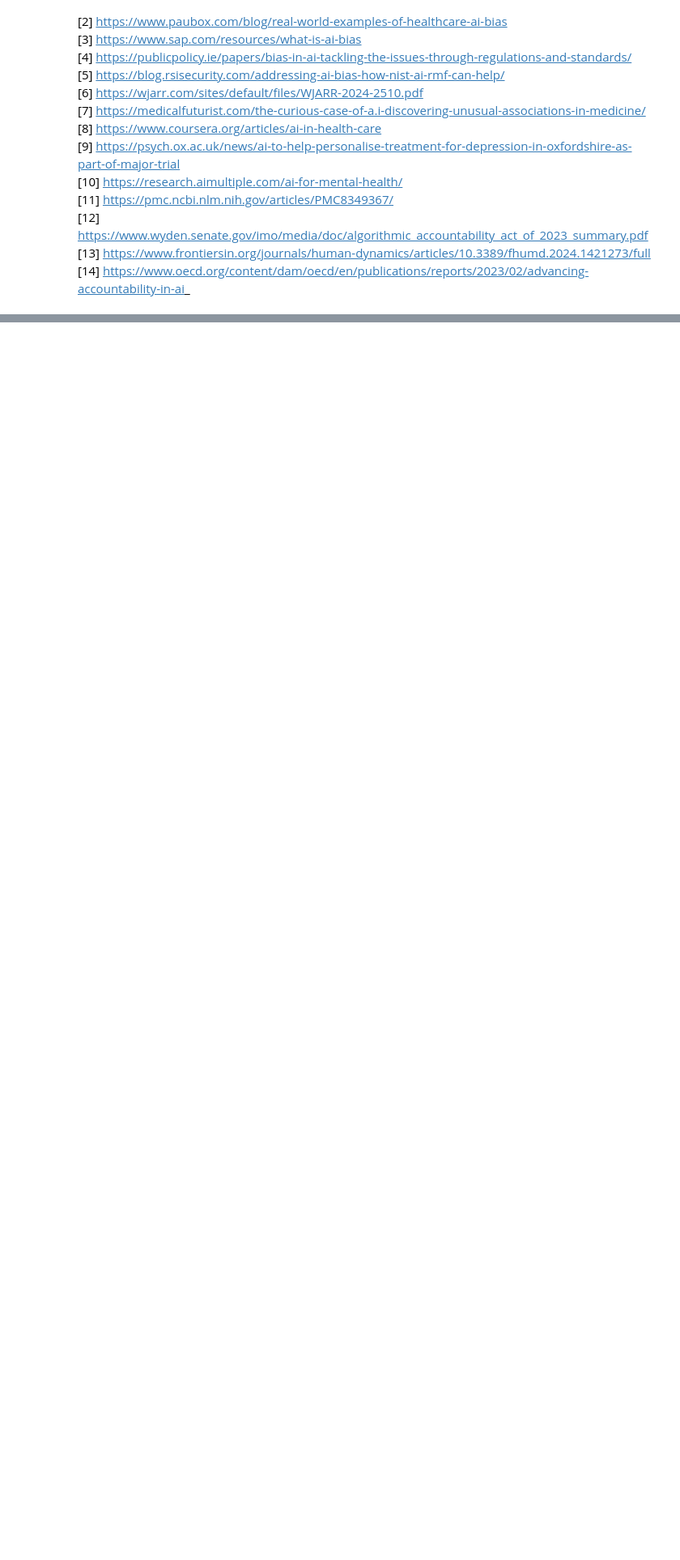
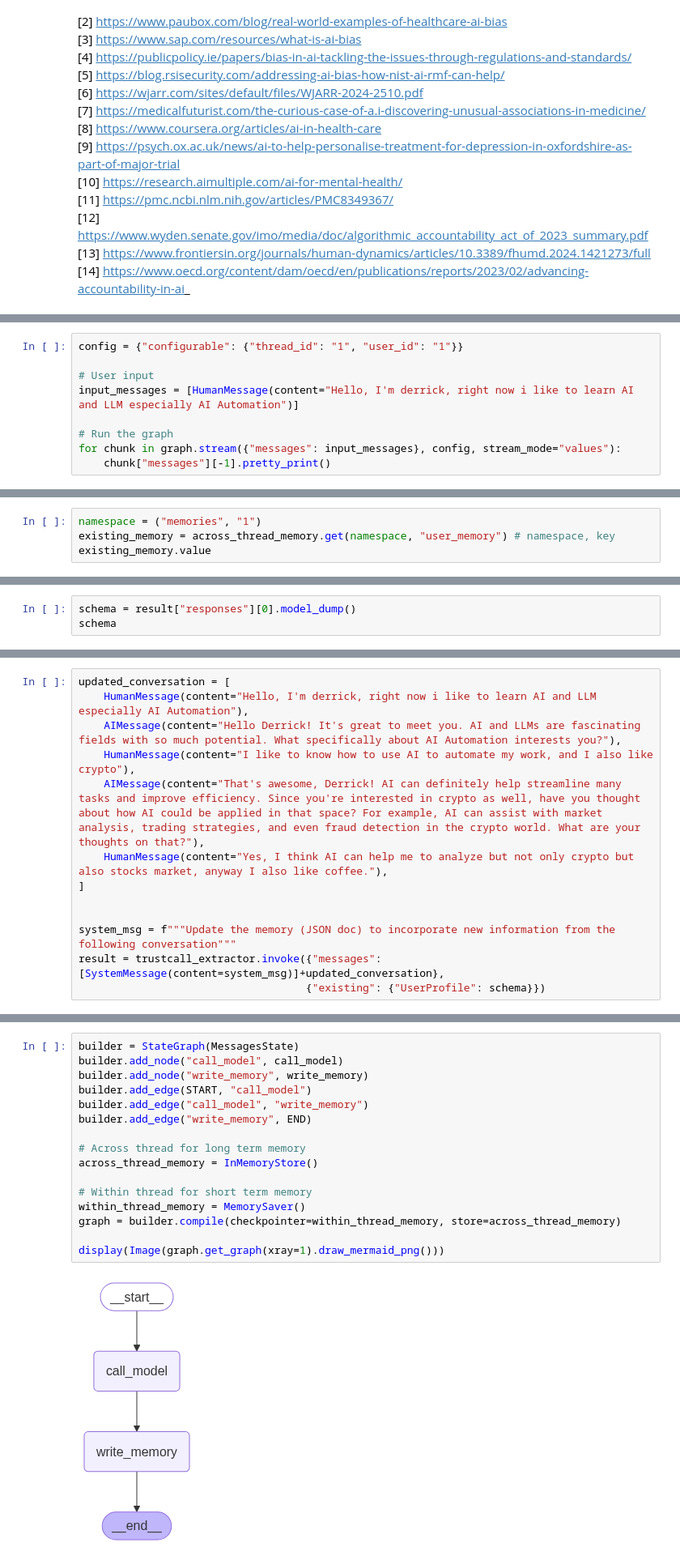
Before and after one commit to DerrickVericho/LLM-Portofolio, a Jupyter notebook: notebook/langgraph.ipynb, the cells around one changed output, grey strips where cells are left out. Shown at 81% size. Cells and saved outputs as stored; diff of their text form; blank space fills up the shorter version.

```diff
--- a/notebook/langgraph.ipynb
+++ b/notebook/langgraph.ipynb
@@ -3769,0 +4094,9 @@ The exploration of artificial intelligence (AI) reveals its profound impact acro
+# %%
+config = {"configurable": {"thread_id": "1", "user_id": "1"}}
+
+# User input
+input_messages = [HumanMessage(content="Hello, I'm derrick, right now i like to learn AI and LLM especially AI Automation")]
+
+# Run the graph
+for chunk in graph.stream({"messages": input_messages}, config, stream_mode="values"):
+    chunk["messages"][-1].pretty_print()
@@ -3769,0 +4110,4 @@ The exploration of artificial intelligence (AI) reveals its profound impact acro
+# %%
+namespace = ("memories", "1")
+existing_memory = across_thread_memory.get(namespace, "user_memory") # namespace, key
+existing_memory.value
@@ -3769,0 +4154,3 @@ The exploration of artificial intelligence (AI) reveals its profound impact acro
+# %%
+schema = result["responses"][0].model_dump()
+schema
@@ -3769,0 +4159,13 @@ The exploration of artificial intelligence (AI) reveals its profound impact acro
+# %%
+updated_conversation = [
+    HumanMessage(content="Hello, I'm derrick, right now i like to learn AI and LLM especially AI Automation"),
+    AIMessage(content="Hello Derrick! It's great to meet you. AI and LLMs are fascinating fields with so much potential. What specifically about AI Automation interests you?"),
+    HumanMessage(content="I like to know how to use AI to automate my work, and I also like crypto"),
+    AIMessage(content="That's awesome, Derrick! AI can definitely help streamline many tasks and improve efficiency. Since you're interested in crypto as well, have you thought about how AI could be applied in that space? For example, AI can assist with market analysis, trading strategies, and even fraud detection in the crypto world. What are your thoughts on that?"),
+    HumanMessage(content="Yes, I think AI can help me to analyze but not only crypto but also stocks market, anyway I also like coffee."),
+]
+
+
+system_msg = f"""Update the memory (JSON doc) to incorporate new information from the following conversation"""
+result = trustcall_extractor.invoke({"messages": [SystemMessage(content=system_msg)]+updated_conversation},
+                                    {"existing": {"UserProfile": schema}})
@@ -3769,0 +4264,18 @@ The exploration of artificial intelligence (AI) reveals its profound impact acro
+# %%
+builder = StateGraph(MessagesState)
+builder.add_node("call_model", call_model)
+builder.add_node("write_memory", write_memory)
+builder.add_edge(START, "call_model")
+builder.add_edge("call_model", "write_memory")
+builder.add_edge("write_memory", END)
+
+# Across thread for long term memory
+across_thread_memory = InMemoryStore()
+
+# Within thread for short term memory
+within_thread_memory = MemorySaver()
+graph = builder.compile(checkpointer=within_thread_memory, store=across_thread_memory)
+
+display(Image(graph.get_graph(xray=1).draw_mermaid_png()))
+# %% [output]
+[figure, added]
```
Also changed, not shown: parts of 78 cells of this notebook, 6 other files.
